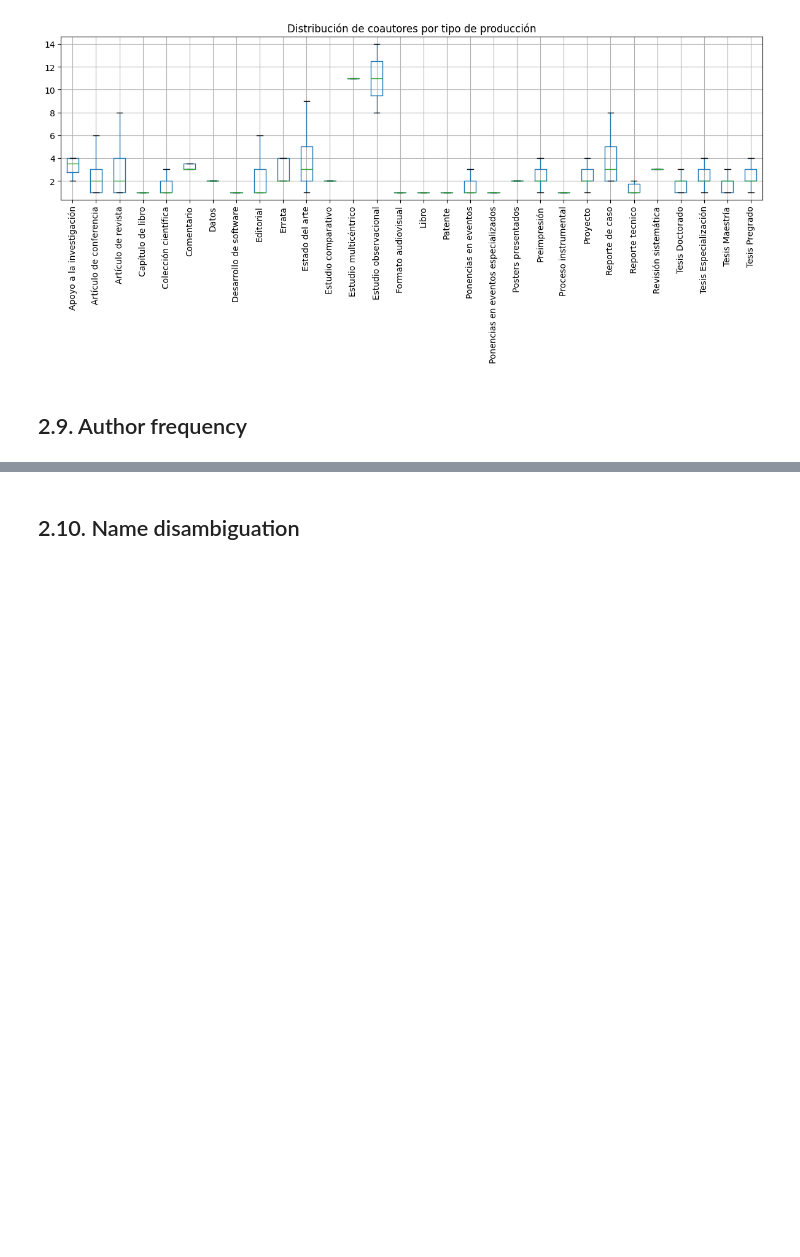
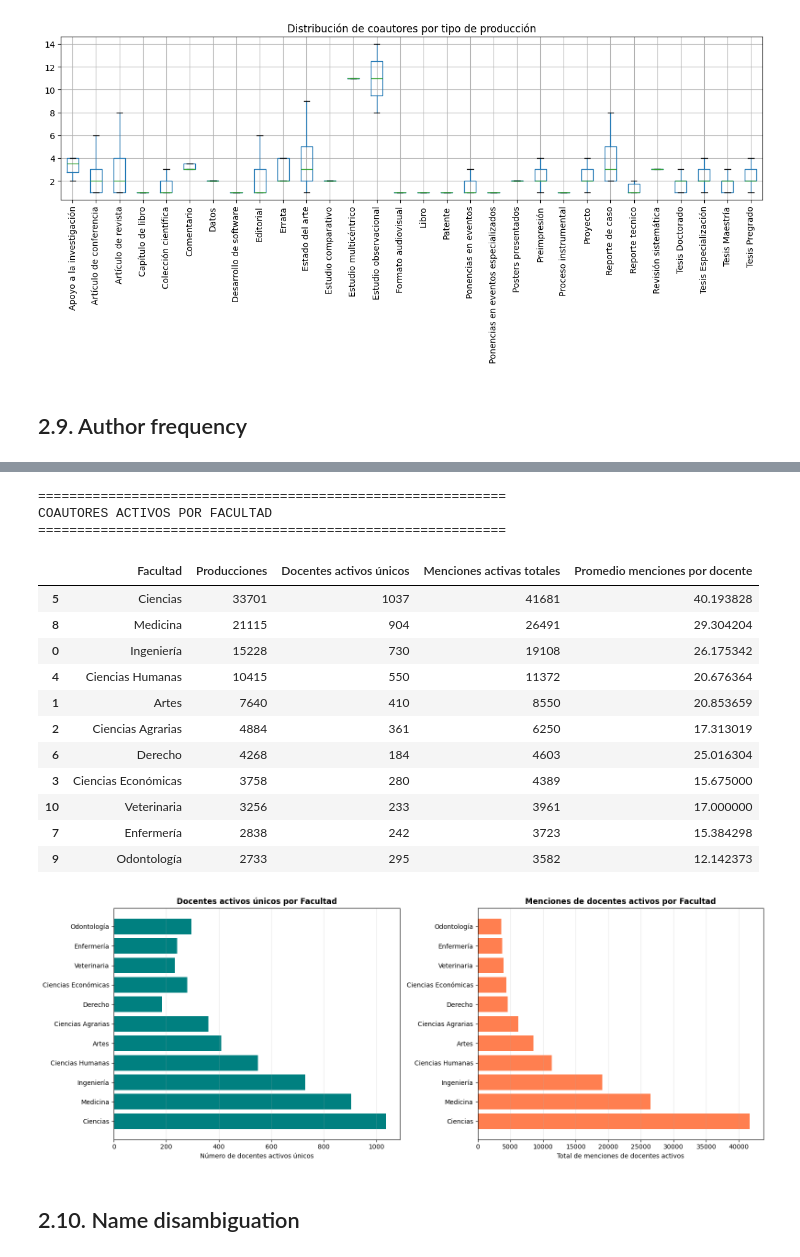
Before and after one commit to fvalderramab/proyecto_horus, a Jupyter notebook: notebooks/01_eda.ipynb, the cells around one changed output, grey strips where cells are left out. Cells and saved outputs as stored; diff of their text form; code cells hidden in the pictures; blank space fills up the shorter version.

```diff
--- a/notebooks/01_eda.ipynb
+++ b/notebooks/01_eda.ipynb
@@ -1104,3 +1454,68 @@ Autores con >10 producciones: 9979 (10.0%)
+# %%
+# Análisis adicional: coautoría activa por facultad
+print("\n" + "="*60)
+print("COAUTORES ACTIVOS POR FACULTAD")
+print("="*60)
+
+# Construir tabla de docentes activos por facultad
+activos_por_facultad = []
+
+for facultad in productos_bogota['Facultad'].dropna().unique():
+    subset = productos_bogota[productos_bogota['Facultad'] == facultad]
+
+    autores_facultad = []
+    for coautores in subset['Coautores']:
+        nombres = extraer_coautores(coautores)
+        activos = [n for n in nombres if normalizar_para_match(n) in docentes_activos_nombres]
+        autores_facultad.extend(activos)
+
+    if len(autores_facultad) > 0:
+        counts = pd.Series(autores_facultad).value_counts()
+        activos_por_facultad.append({
+            'Facultad': facultad,
+            'Producciones': len(subset),
+            'Docentes activos únicos': len(counts),
+            'Menciones activas totales': len(autores_facultad),
+            'Promedio menciones por docente': counts.mean()
+        })
+
+activos_facultad_df = pd.DataFrame(activos_por_facultad).sort_values('Menciones activas totales', ascending=False)
+display(activos_facultad_df)
+
+# Visualización
+fig, axes = plt.subplots(1, 2, figsize=(16, 6))
+
+# Gráfico 1: docentes activos únicos por facultad
+axes[0].barh(activos_facultad_df['Facultad'], activos_facultad_df['Docentes activos únicos'], color='teal')
+axes[0].set_xlabel('Número de docentes activos únicos')
+axes[0].set_title('Docentes activos únicos por Facultad', fontweight='bold')
+axes[0].grid(axis='x', alpha=0.3)
+
+# Gráfico 2: menciones activas totales por facultad
+axes[1].barh(activos_facultad_df['Facultad'], activos_facultad_df['Menciones activas totales'], color='coral')
+axes[1].set_xlabel('Total de menciones de docentes activos')
+axes[1].set_title('Menciones de docentes activos por Facultad', fontweight='bold')
+axes[1].grid(axis='x', alpha=0.3)
+
+plt.tight_layout()
+plt.show()
+# %% [output]
+============================================================
+COAUTORES ACTIVOS POR FACULTAD
+============================================================
+|  | Facultad | Producciones | Docentes activos únicos | Menciones activas totales | Promedio menciones por docente |
+| 5 | Ciencias | 33701 | 1037 | 41681 | 40.193828 |
+| 8 | Medicina | 21115 | 904 | 26491 | 29.304204 |
+| 0 | Ingeniería | 15228 | 730 | 19108 | 26.175342 |
+| 4 | Ciencias Humanas | 10415 | 550 | 11372 | 20.676364 |
+| 1 | Artes | 7640 | 410 | 8550 | 20.853659 |
+| 2 | Ciencias Agrarias | 4884 | 361 | 6250 | 17.313019 |
+| 6 | Derecho | 4268 | 184 | 4603 | 25.016304 |
+| 3 | Ciencias Económicas | 3758 | 280 | 4389 | 15.675000 |
+| 10 | Veterinaria | 3256 | 233 | 3961 | 17.000000 |
+| 7 | Enfermería | 2838 | 242 | 3723 | 15.384298 |
+| 9 | Odontología | 2733 | 295 | 3582 | 12.142373 |
+[figure, added]
 # %% [markdown]
 ## 2.10. Name disambiguation
 # %%
```
Also changed, not shown: parts of 25 cells of this notebook, 1 other file.
